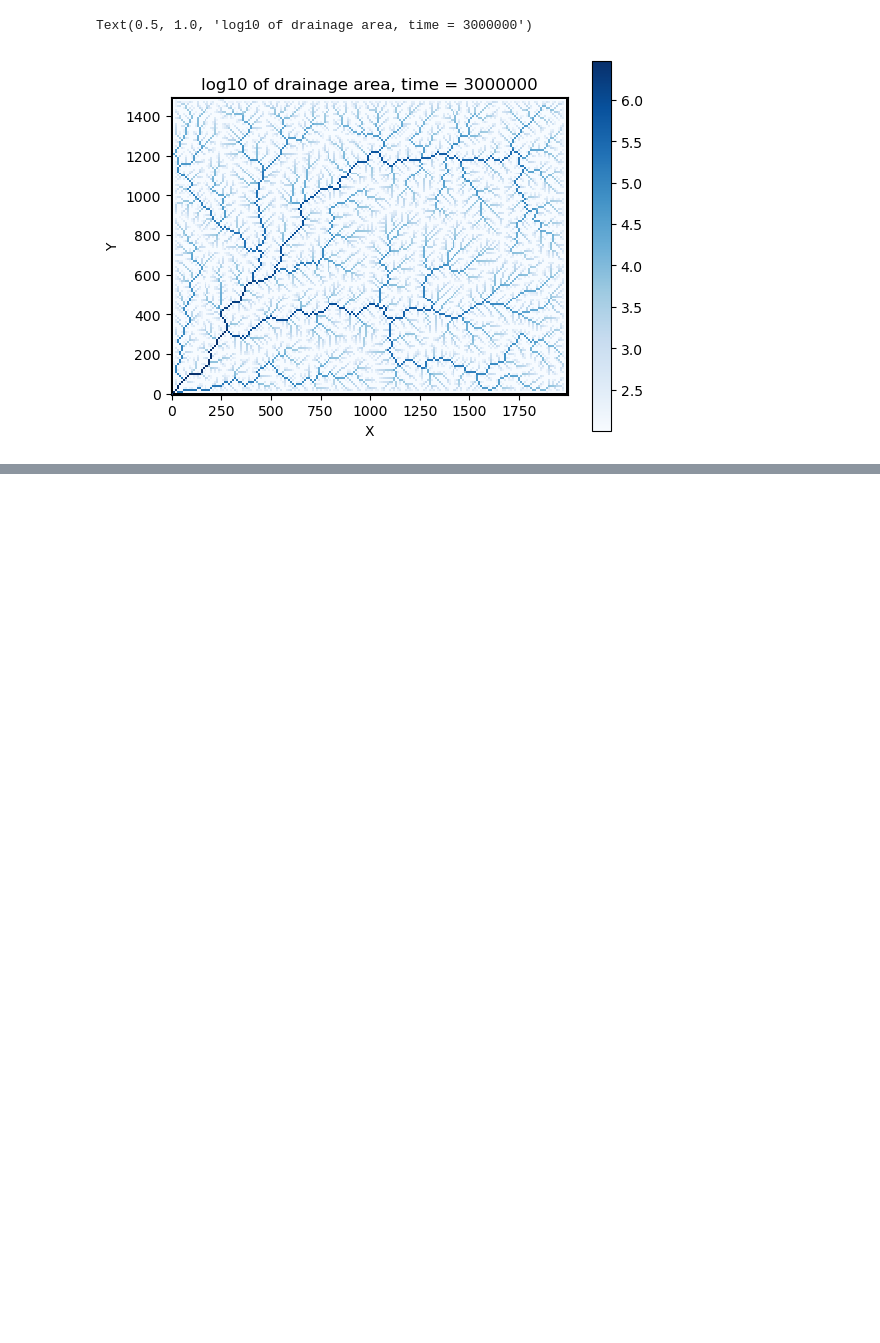
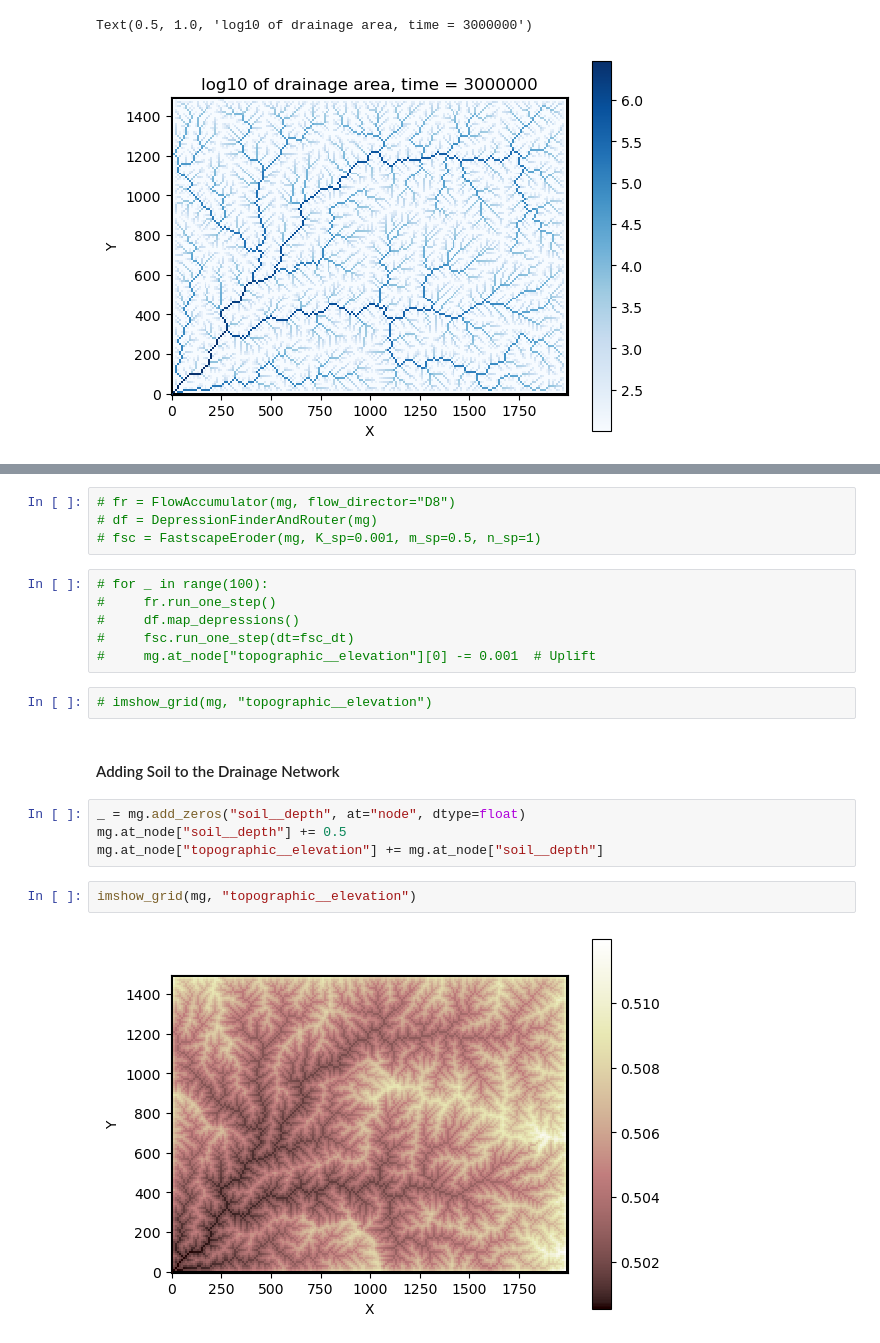
Before and after one commit to csdms-espin/ESPIn_2026_sed_flow, a Jupyter notebook: 00_Grid.ipynb, the cells around one changed output, grey strips where cells are left out. Cells and saved outputs as stored; diff of their text form; blank space fills up the shorter version.

```diff
--- a/00_Grid.ipynb
+++ b/00_Grid.ipynb
@@ -157,0 +179,22 @@ Text(0.5, 1.0, 'log10 of drainage area, time = 3000000')
+# %%
+# fr = FlowAccumulator(mg, flow_director="D8")
+# df = DepressionFinderAndRouter(mg)
+# fsc = FastscapeEroder(mg, K_sp=0.001, m_sp=0.5, n_sp=1)
+# %%
+# for _ in range(100):
+#     fr.run_one_step()
+#     df.map_depressions()
+#     fsc.run_one_step(dt=fsc_dt)
+#     mg.at_node["topographic__elevation"][0] -= 0.001  # Uplift
+# %%
+# imshow_grid(mg, "topographic__elevation")
+# %% [markdown]
+#### Adding Soil to the Drainage Network
+# %%
+_ = mg.add_zeros("soil__depth", at="node", dtype=float)
+mg.at_node["soil__depth"] += 0.5
+mg.at_node["topographic__elevation"] += mg.at_node["soil__depth"]
+# %%
+imshow_grid(mg, "topographic__elevation")
+# %% [output]
+[figure, added]
```
Also changed, not shown: parts of 11 cells of this notebook.
